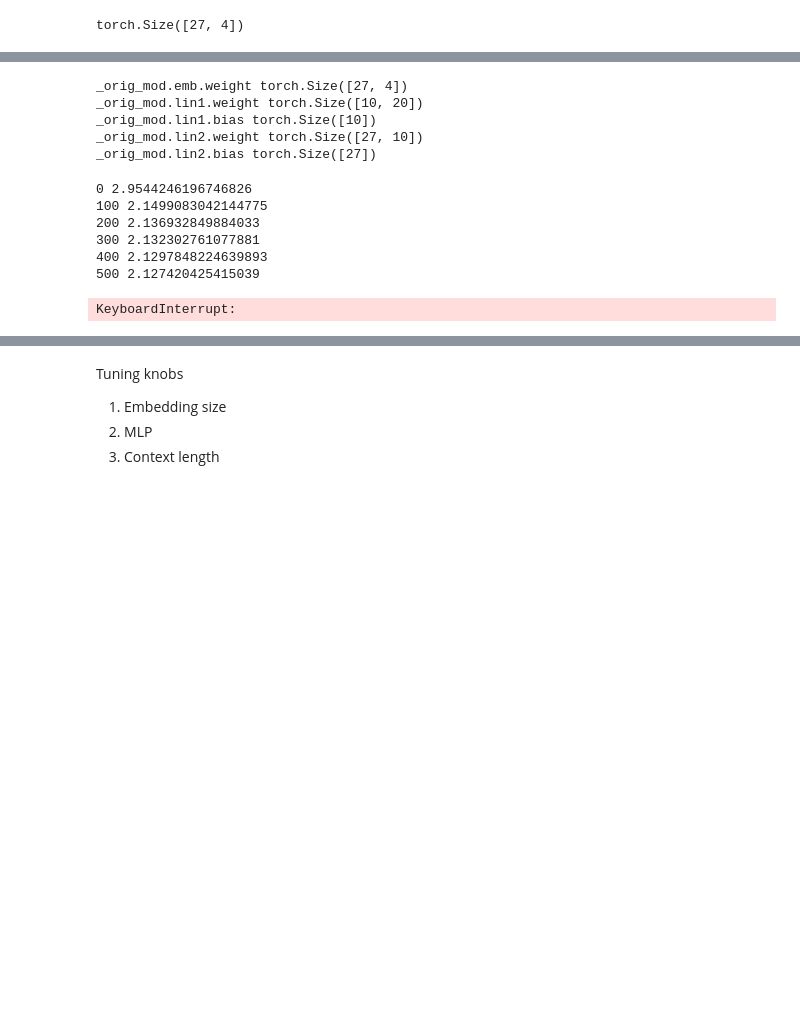
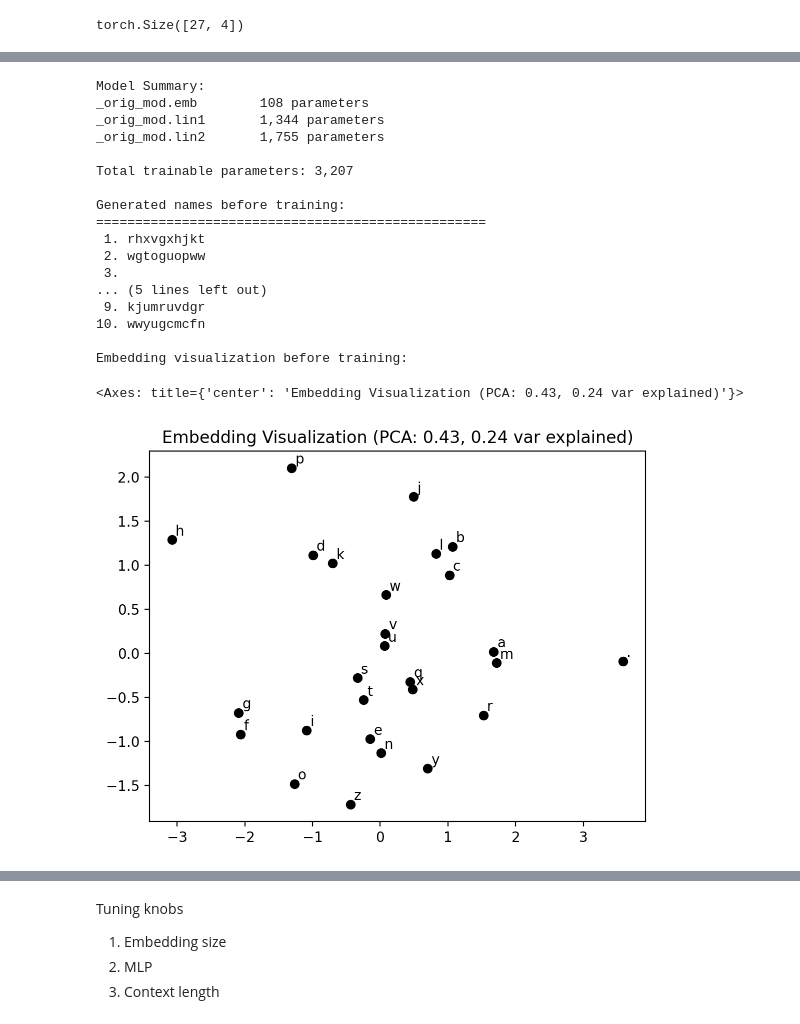
Before and after one commit to abhyudaya-3701/ml-teaching, a Jupyter notebook: notebooks/names.ipynb, the cells around one changed output, grey strips where cells are left out. Drawn from its saved outputs; the diff is of its cells as text; code cells hidden in the pictures; blank space fills up the shorter version.

Commit message:
committed notebook on names

```diff
--- a/notebooks/names.ipynb
+++ b/notebooks/names.ipynb
@@ -262,41 +326,39 @@ spbohliyft
-# %%
-for param_name, param in model.named_parameters():
-    print(param_name, param.shape)
-# %% [output]
-_orig_mod.emb.weight torch.Size([27, 4])
-_orig_mod.lin1.weight torch.Size([10, 20])
-_orig_mod.lin1.bias torch.Size([10])
-_orig_mod.lin2.weight torch.Size([27, 10])
-_orig_mod.lin2.bias torch.Size([27])
-# %%
-# Train the model
-
-loss_fn = nn.CrossEntropyLoss()
-opt = torch.optim.AdamW(model.parameters(), lr=0.01)
-import time
-# Mini-batch training
-batch_size = 4096
-print_every = 100
-elapsed_time = []
-for epoch in range(10000):
-    start_time = time.time()
-    for i in range(0, X.shape[0], batch_size):
-        x = X[i:i+batch_size]
-        y = Y[i:i+batch_size]
-        y_pred = model(x)
-        loss = loss_fn(y_pred, y)
-        loss.backward()
-        opt.step()
-        opt.zero_grad()
-    end_time = time.time()
-    elapsed_time.append(end_time - start_time)
-    if epoch % print_every == 0:
-        print(epoch, loss.item())
-# %% [output]
-0 2.9544246196746826
-100 2.1499083042144775
-200 2.136932849884033
-300 2.132302761077881
-400 2.1297848224639893
-500 2.127420425415039
-KeyboardInterrupt:
+# %%
+# Create enhanced model and show before training
+
+model = NextChar(block_size, len(stoi), emb_dim, hidden_size=64).to(device)
+model = torch.compile(model)
+
+## Model parameters:
+print_model_summary(model)
+
+# Generate some names before training
+print("Generated names before training:")
+print("="*50)
+for i in range(10):
+    name = generate_name(model, itos, stoi, block_size)
+    print(f"{i+1:2d}. {name}")
+
+# Visualize embedding before training
+print("\nEmbedding visualization before training:")
+plot_emb(model.emb, itos)
+# %% [output]
+Model Summary:
+_orig_mod.emb        108 parameters
+_orig_mod.lin1       1,344 parameters
+_orig_mod.lin2       1,755 parameters
+
+Total trainable parameters: 3,207
+
+Generated names before training:
+==================================================
+ 1. rhxvgxhjkt
+ 2. wgtoguopww
+ 3.
+... (5 lines left out)
+ 9. kjumruvdgr
+10. wwyugcmcfn
+
+Embedding visualization before training:
+<Axes: title={'center': 'Embedding Visualization (PCA: 0.43, 0.24 var explained)'}>
+[figure, added]
```
Also changed, not shown: parts of 20 cells of this notebook, 1 other file.
